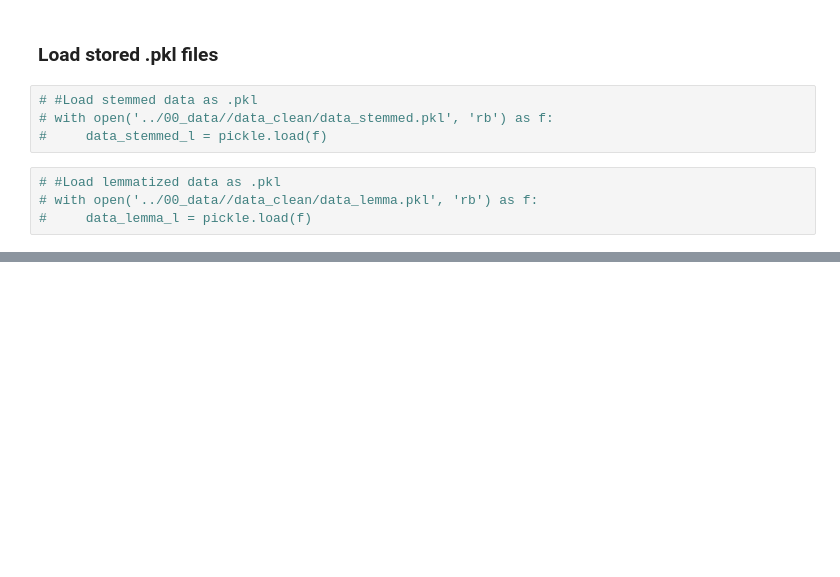
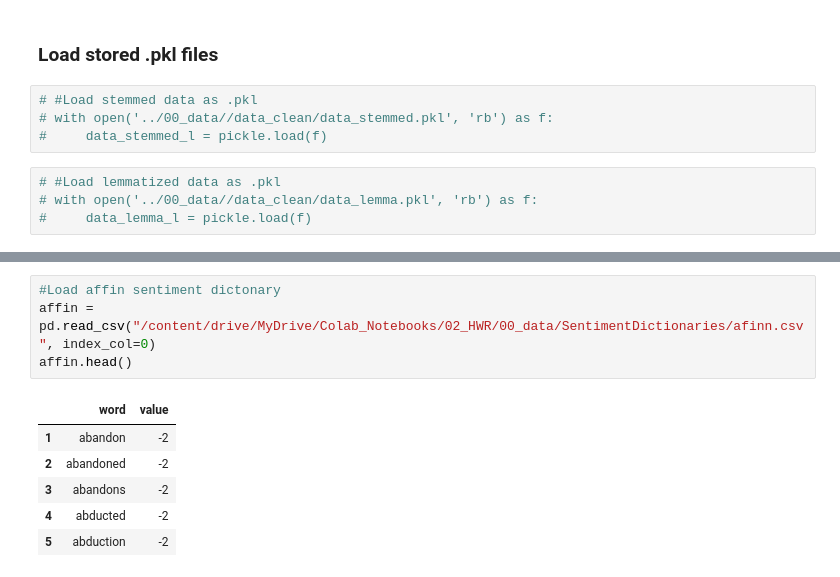
Before and after one commit to hoangminhanh/TWSM_Lab, a Jupyter notebook: Homework/2_Exercise_Preprocessing/PH_2_Preprocessing.ipynb, the cells around one changed output, grey strips where cells are left out. Drawn from its saved outputs; the diff is of its cells as text; blank space fills up the shorter version.

```diff
--- a/Homework/2_Exercise_Preprocessing/PH_2_Preprocessing.ipynb
+++ b/Homework/2_Exercise_Preprocessing/PH_2_Preprocessing.ipynb
@@ -282,0 +336,11 @@ with open('/content/drive/MyDrive/Colab_Notebooks/02_HWR/00_data/Newsgroup/data_
+# %%
+#Load affin sentiment dictonary
+affin = pd.read_csv("/content/drive/MyDrive/Colab_Notebooks/02_HWR/00_data/SentimentDictionaries/afinn.csv", index_col=0)
+affin.head()
+# %% [output]
+|  | word | value |
+| 1 | abandon | -2 |
+| 2 | abandoned | -2 |
+| 3 | abandons | -2 |
+| 4 | abducted | -2 |
+| 5 | abduction | -2 |
```
Also changed, not shown: parts of 22 cells of this notebook.
